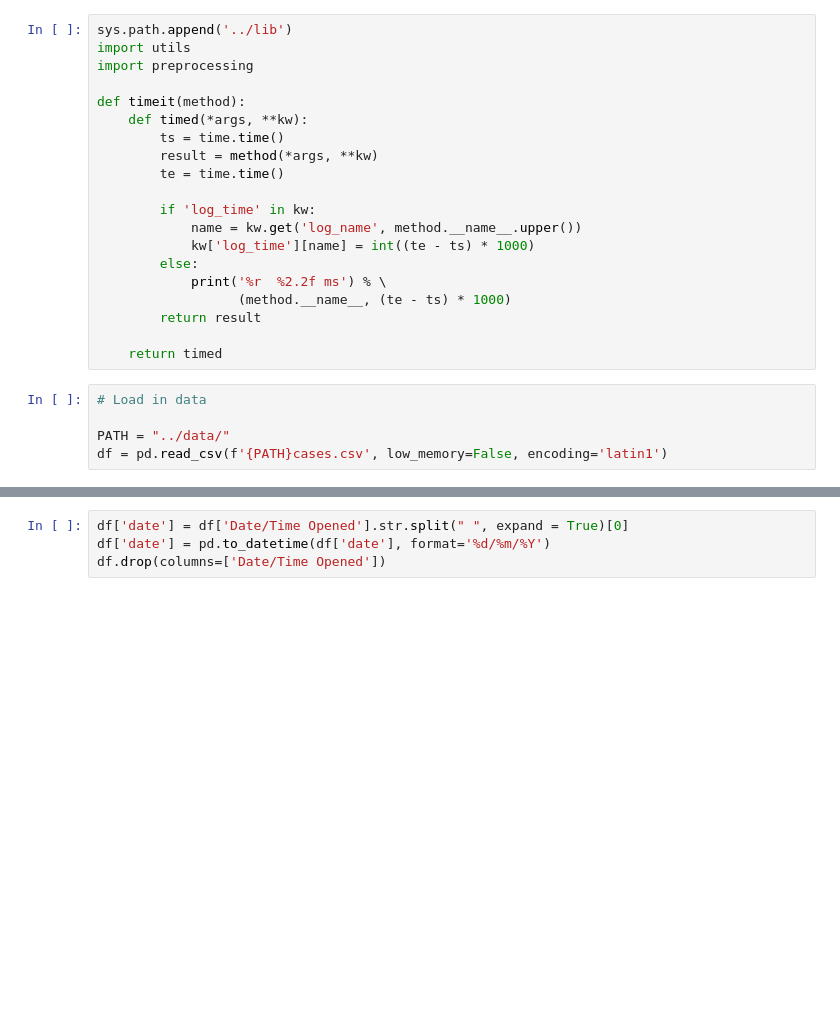
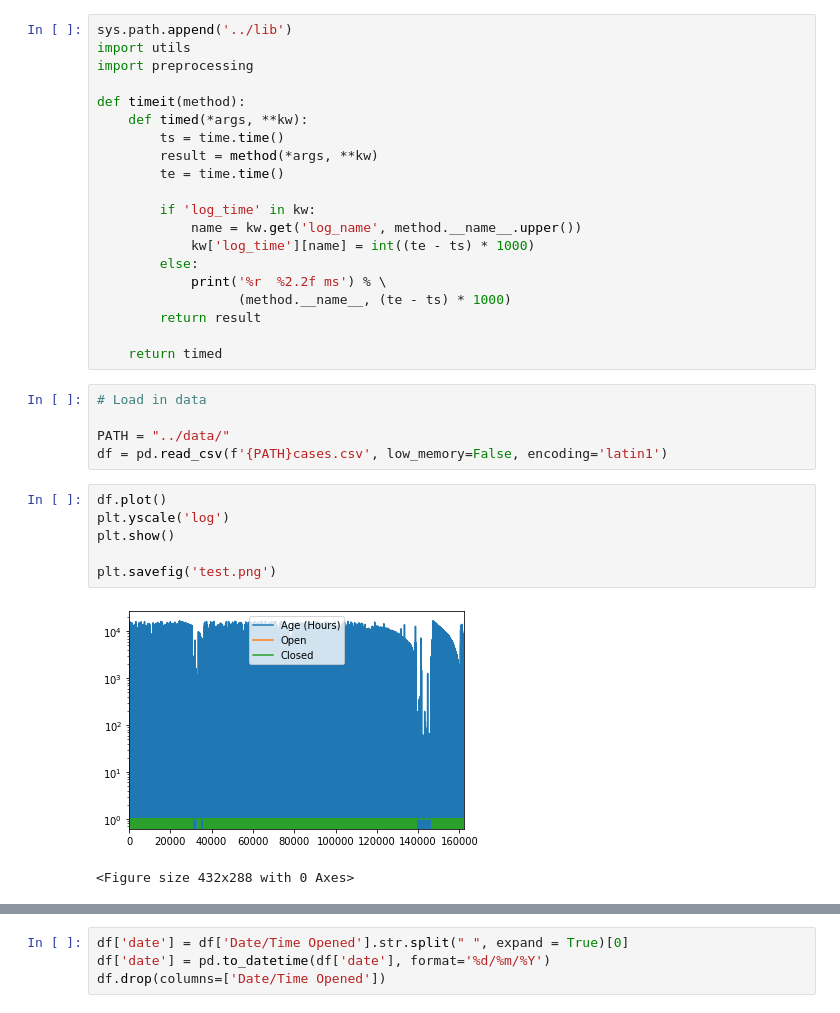
Before and after one commit to justinhennessy/100-days-of-code, a Jupyter notebook: project/sf_cases_etl.ipynb, the cells around one changed output, grey strips where cells are left out. Drawn from its saved outputs; the diff is of its cells as text; blank space fills up the shorter version.

```diff
--- a/project/sf_cases_etl.ipynb
+++ b/project/sf_cases_etl.ipynb
@@ -40,3 +41,12 @@ def timeit(method):
 
 PATH = "../data/"
 df = pd.read_csv(f'{PATH}cases.csv', low_memory=False, encoding='latin1')
+# %%
+df.plot()
+plt.yscale('log')
+plt.show()
+
+plt.savefig('test.png')
+# %% [output]
+[figure, added]
+<Figure size 432x288 with 0 Axes>
```
Also changed, not shown: parts of 3 cells of this notebook, 1 other file.
